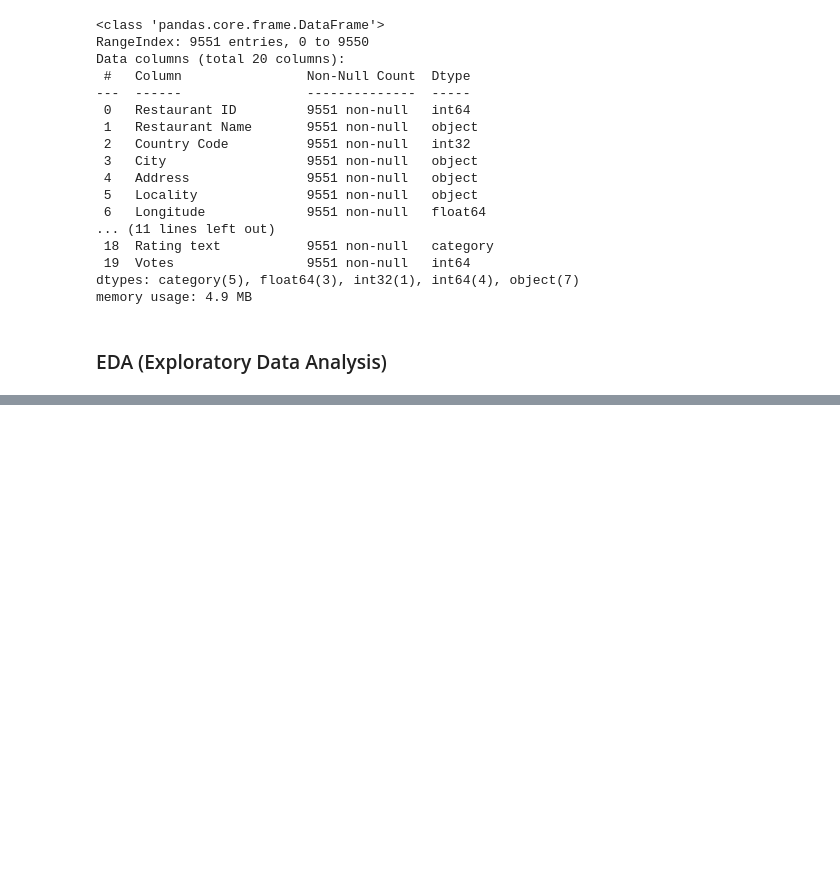
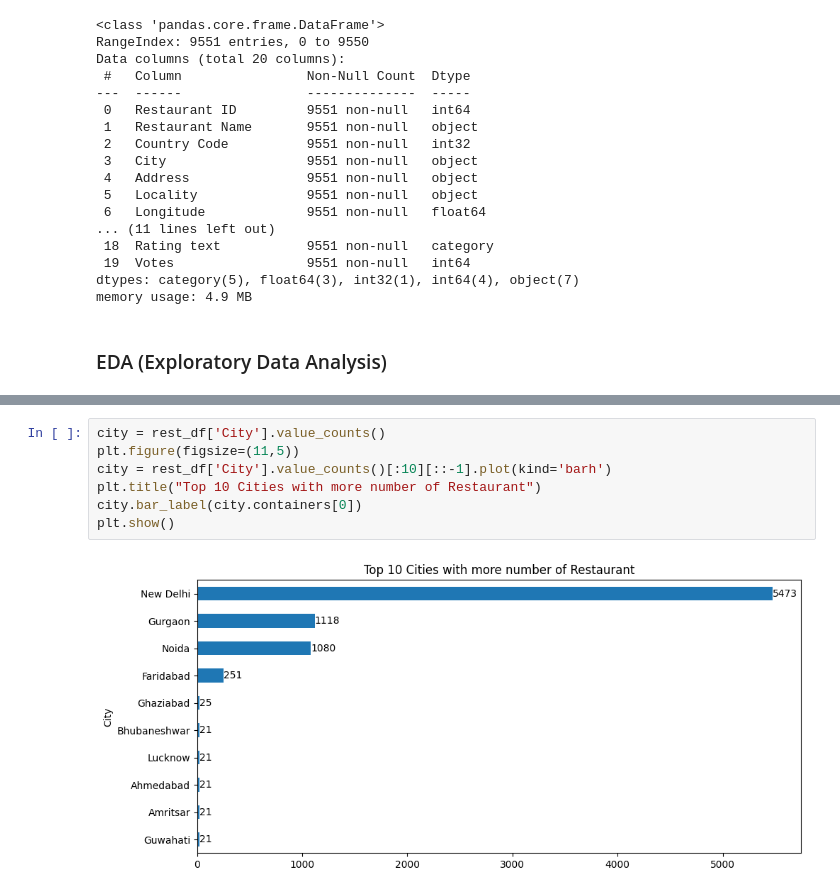
Before and after one commit to Suray-27/Restaurant-Analysis, a Jupyter notebook: Restaurant_analysis.ipynb, the cells around one changed output, grey strips where cells are left out. Cells and saved outputs as stored; diff of their text form; blank space fills up the shorter version.

```diff
--- a/Restaurant_analysis.ipynb
+++ b/Restaurant_analysis.ipynb
@@ -146,0 +162,9 @@ rest_df.describe()
+# %%
+city = rest_df['City'].value_counts()
+plt.figure(figsize=(11,5))
+city = rest_df['City'].value_counts()[:10][::-1].plot(kind='barh')
+plt.title("Top 10 Cities with more number of Restaurant")
+city.bar_label(city.containers[0])
+plt.show()
+# %% [output]
+[figure, added]
```
Also changed, not shown: parts of 62 cells of this notebook.
